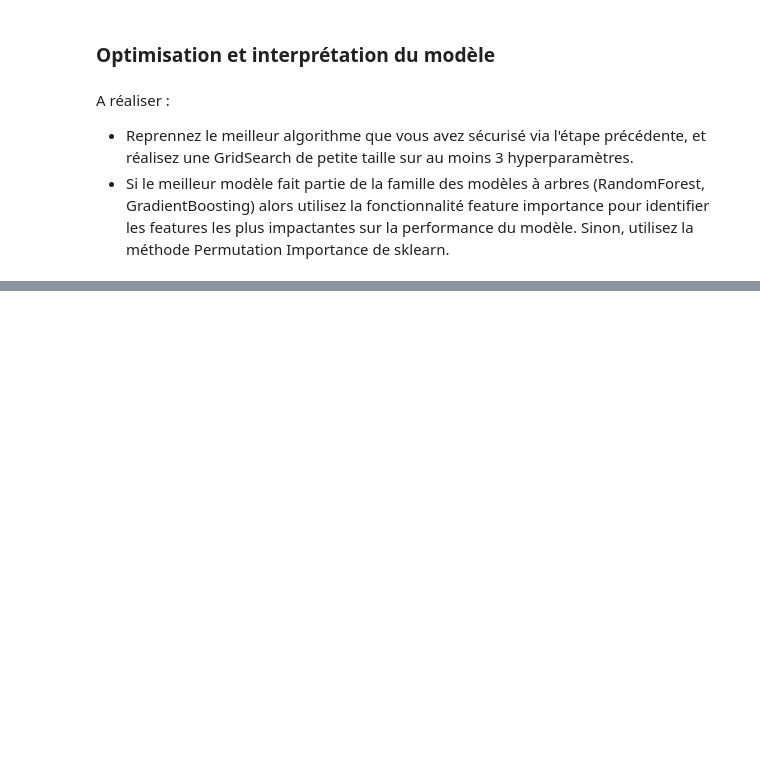
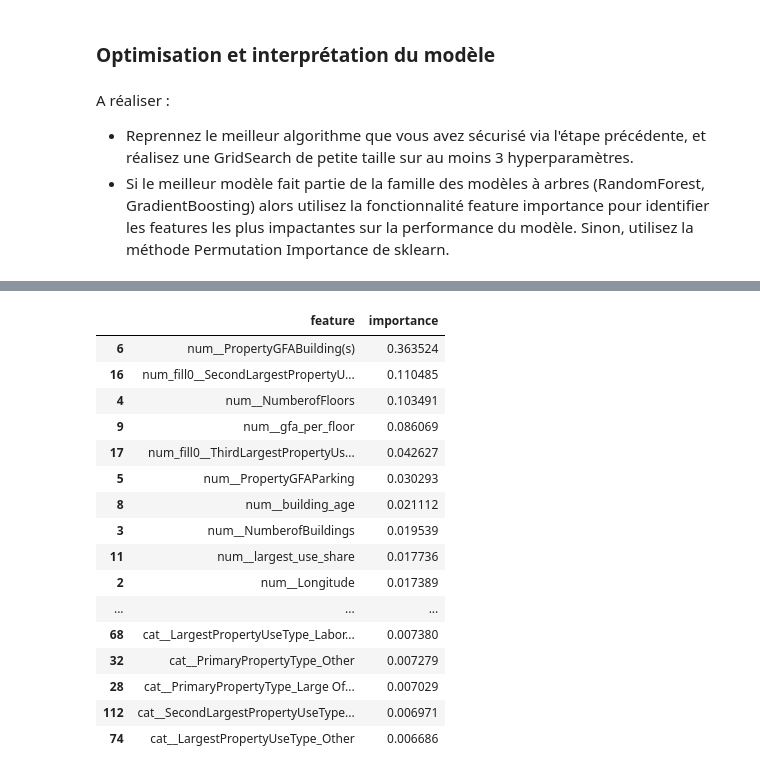
Before and after one commit to G-Hostin/seattle-building-energy-prediction, a Jupyter notebook: P3_template_modelistation_supervisee_data_scientist.ipynb, the cells around one changed output, grey strips where cells are left out. Cells and saved outputs as stored; diff of their text form; code cells hidden in the pictures; blank space fills up the shorter version.

```diff
--- a/P3_template_modelistation_supervisee_data_scientist.ipynb
+++ b/P3_template_modelistation_supervisee_data_scientist.ipynb
@@ -843,0 +1052,39 @@ A réaliser :
+# %%
+rf_model = best_rf.named_steps["model"]
+prep_rf = best_rf.named_steps["prep"]
+
+
+# on essaye de récuperer le nom des colonnes après ohe sinon fallback
+try:
+    rf_feature_names = prep_rf.get_feature_names_out()
+except Exception:
+    ohe = prep_rf.named_transformers_["cat"].named_steps["onehot"]
+    rf_feature_names = np.array(
+        num_regular + num_fill0 + ohe.get_feature_names_out(cat_cols).tolist()
+    )
+
+# Df avec les feature_importances_ (natrif aux modèles d'arbres)
+fi = pd.DataFrame({
+    "feature": rf_feature_names,
+    "importance": rf_model.feature_importances_
+}).sort_values("importance", ascending=False)
+
+fi.head(20)
+# %% [output]
+|  | feature | importance |
+| 6 | num__PropertyGFABuilding(s) | 0.363524 |
+| 16 | num_fill0__SecondLargestPropertyU... | 0.110485 |
+| 4 | num__NumberofFloors | 0.103491 |
+| 9 | num__gfa_per_floor | 0.086069 |
+| 17 | num_fill0__ThirdLargestPropertyUs... | 0.042627 |
+| 5 | num__PropertyGFAParking | 0.030293 |
+| 8 | num__building_age | 0.021112 |
+| 3 | num__NumberofBuildings | 0.019539 |
+| 11 | num__largest_use_share | 0.017736 |
+| 2 | num__Longitude | 0.017389 |
+| ... | ... | ... |
+| 68 | cat__LargestPropertyUseType_Labor... | 0.007380 |
+| 32 | cat__PrimaryPropertyType_Other | 0.007279 |
+| 28 | cat__PrimaryPropertyType_Large Of... | 0.007029 |
+| 112 | cat__SecondLargestPropertyUseType... | 0.006971 |
+| 74 | cat__LargestPropertyUseType_Other | 0.006686 |
```
Also changed, not shown: parts of 9 cells of this notebook.
